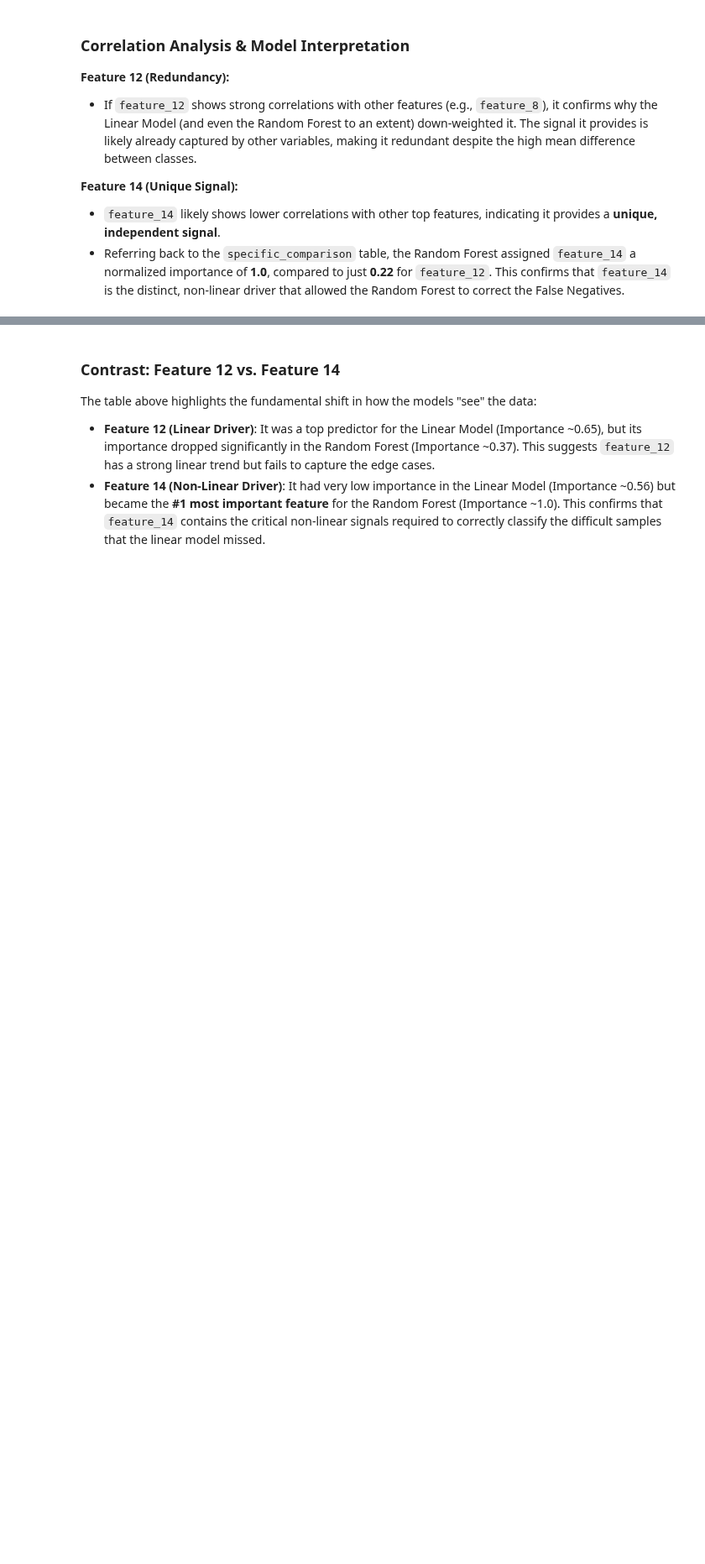
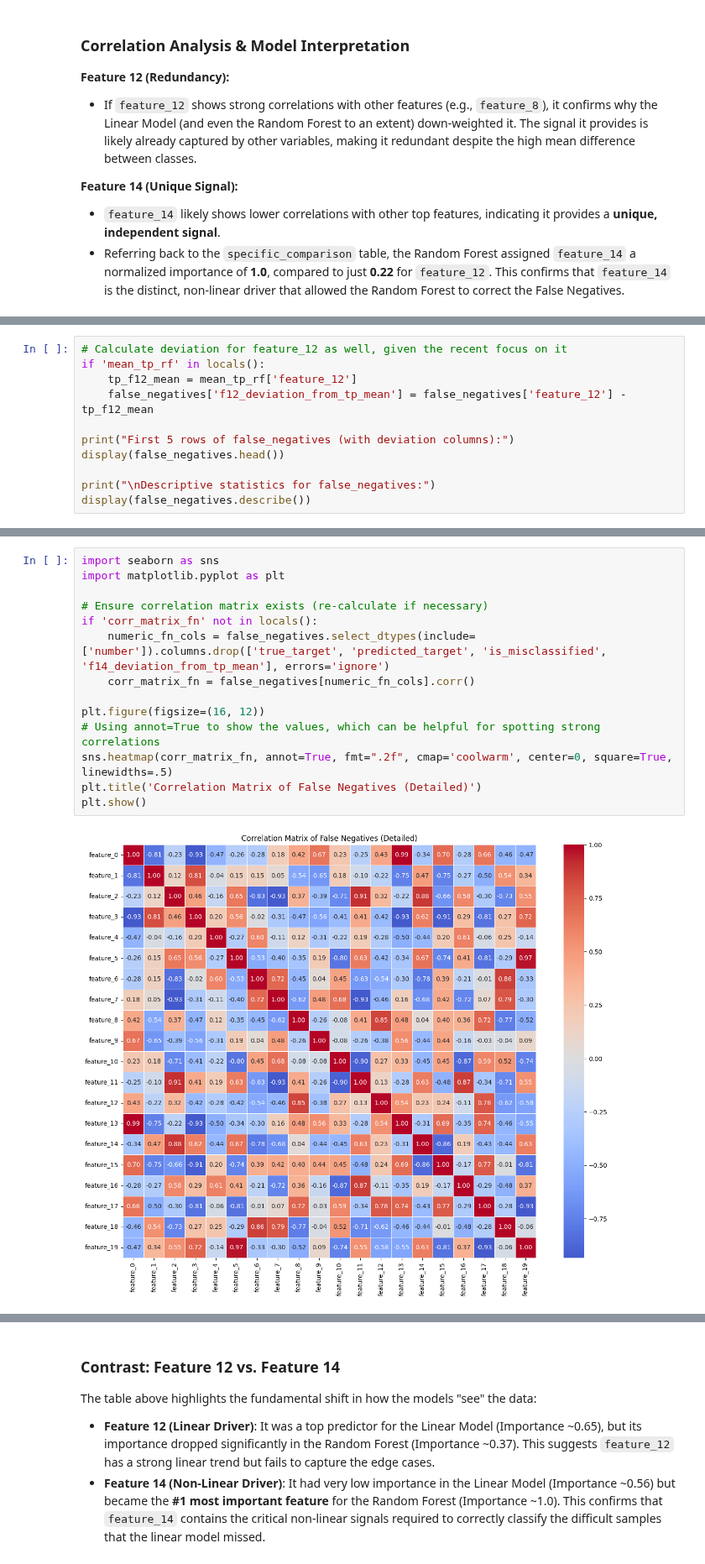
Before and after one commit to 0ai-Cyberviser/Hancock, a Jupyter notebook: Hancock_Universal_Finetune.ipynb, the cells around one changed output, grey strips where cells are left out. Shown at 84% size. Cells and saved outputs as stored; diff of their text form; blank space fills up the shorter version.

```diff
--- a/Hancock_Universal_Finetune.ipynb
+++ b/Hancock_Universal_Finetune.ipynb
@@ -267,0 +420,11 @@ print(f14_corr.tail(5).to_markdown(numalign="left", stralign="left"))
+# %%
+# Calculate deviation for feature_12 as well, given the recent focus on it
+if 'mean_tp_rf' in locals():
+    tp_f12_mean = mean_tp_rf['feature_12']
+    false_negatives['f12_deviation_from_tp_mean'] = false_negatives['feature_12'] - tp_f12_mean
+
+print("First 5 rows of false_negatives (with deviation columns):")
+display(false_negatives.head())
+
+print("\nDescriptive statistics for false_negatives:")
+display(false_negatives.describe())
@@ -267,0 +451,16 @@ print(f14_corr.tail(5).to_markdown(numalign="left", stralign="left"))
+# %%
+import seaborn as sns
+import matplotlib.pyplot as plt
+
+# Ensure correlation matrix exists (re-calculate if necessary)
+if 'corr_matrix_fn' not in locals():
+    numeric_fn_cols = false_negatives.select_dtypes(include=['number']).columns.drop(['true_target', 'predicted_target', 'is_misclassified', 'f14_deviation_from_tp_mean'], errors='ignore')
+    corr_matrix_fn = false_negatives[numeric_fn_cols].corr()
+
+plt.figure(figsize=(16, 12))
+# Using annot=True to show the values, which can be helpful for spotting strong correlations
+sns.heatmap(corr_matrix_fn, annot=True, fmt=".2f", cmap='coolwarm', center=0, square=True, linewidths=.5)
+plt.title('Correlation Matrix of False Negatives (Detailed)')
+plt.show()
+# %% [output]
+[figure, added]
```
Also changed, not shown: parts of 27 cells of this notebook.
